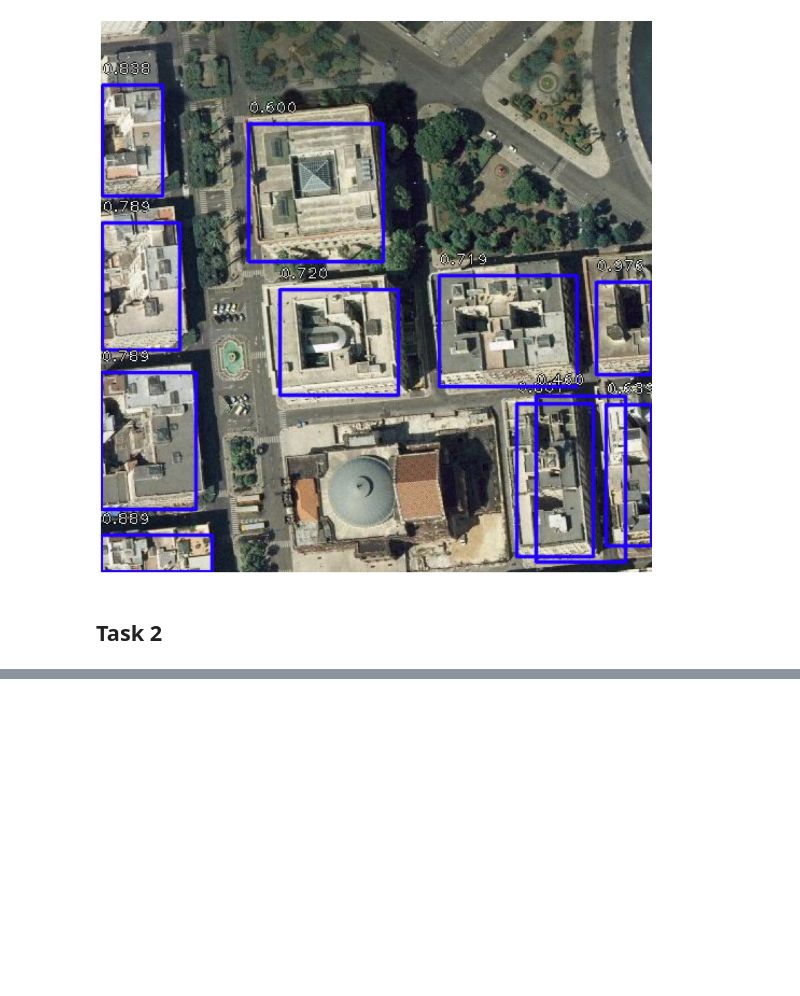
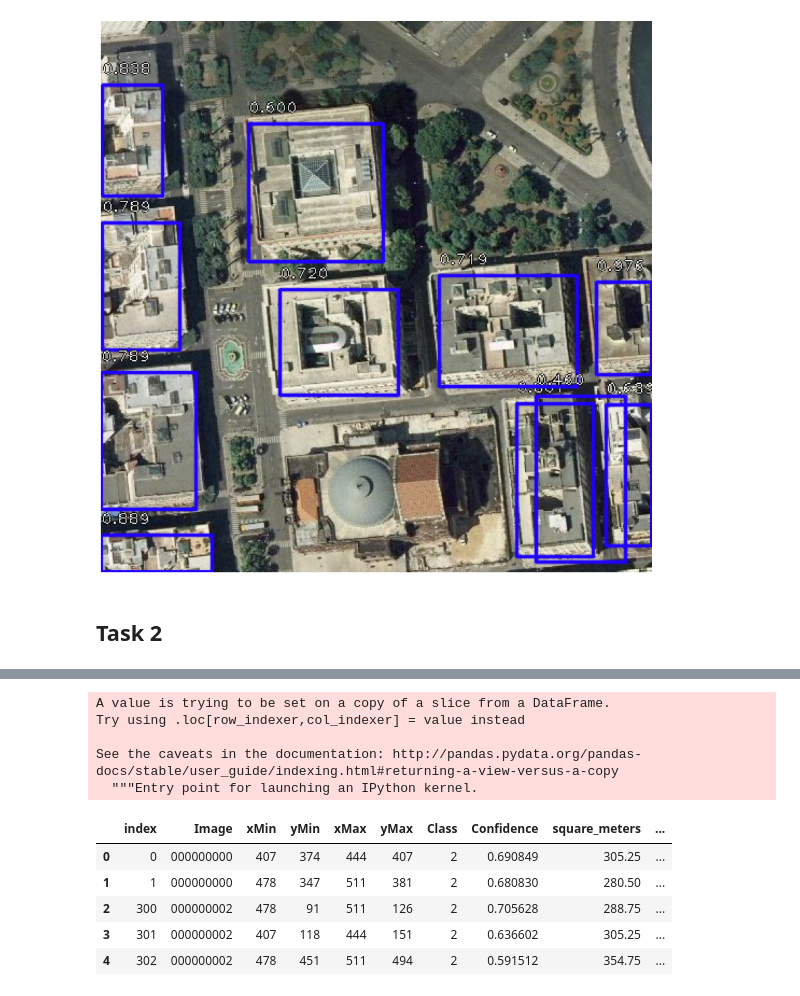
Before and after one commit to legentz/training-camp-2020, a Jupyter notebook: challenge_1/Team_6_-_Challenge_1.ipynb, the cells around one changed output, grey strips where cells are left out. Cells and saved outputs as stored; diff of their text form; code cells hidden in the pictures; blank space fills up the shorter version.

```diff
--- a/challenge_1/Team_6_-_Challenge_1.ipynb
+++ b/challenge_1/Team_6_-_Challenge_1.ipynb
@@ -393,0 +429,12 @@ draw_image("000000592")
+# %%
+width, height = xMax - xMin, yMax - yMin
+
+# Converting it from pixels to meters
+width = (width*256)/512
+height = (height*256)/512
+
+# and then to squared meters
+square_meters = width*height
+# %%
+Output_1['square_meters'] = square_meters
+Output_1.head()
@@ -393,0 +453,29 @@ draw_image("000000592")
+# %%
+# inhabitants per square meter of footprint
+builings_density = 0.065
+villas_density = 0.01
+# %%
+# Calculating the population density
+population_density = []
+for i in range(len(Output_1)):
+    if Output_1['Class'][i] == 1 :
+        d = square_meters[i]*builings_density
+        population_density.append(d)
+    elif Output_1['Class'][i] == 2 :
+        d = square_meters[i]*villas_density
+        population_density.append(d)
+# %%
+Output_1['population_density'] = population_density
+Output_1.head()
+# %% [output]
+A value is trying to be set on a copy of a slice from a DataFrame.
+Try using .loc[row_indexer,col_indexer] = value instead
+
+See the caveats in the documentation: http://pandas.pydata.org/pandas-docs/stable/user_guide/indexing.html#returning-a-view-versus-a-copy
+  """Entry point for launching an IPython kernel.
+|  | index | Image | xMin | yMin | xMax | yMax | Class | Confidence | square_meters | ... |
+| 0 | 0 | 000000000 | 407 | 374 | 444 | 407 | 2 | 0.690849 | 305.25 | ... |
+| 1 | 1 | 000000000 | 478 | 347 | 511 | 381 | 2 | 0.680830 | 280.50 | ... |
+| 2 | 300 | 000000002 | 478 | 91 | 511 | 126 | 2 | 0.705628 | 288.75 | ... |
+| 3 | 301 | 000000002 | 407 | 118 | 444 | 151 | 2 | 0.636602 | 305.25 | ... |
+| 4 | 302 | 000000002 | 478 | 451 | 511 | 494 | 2 | 0.591512 | 354.75 | ... |
```
Also changed, not shown: parts of 10 cells of this notebook.
